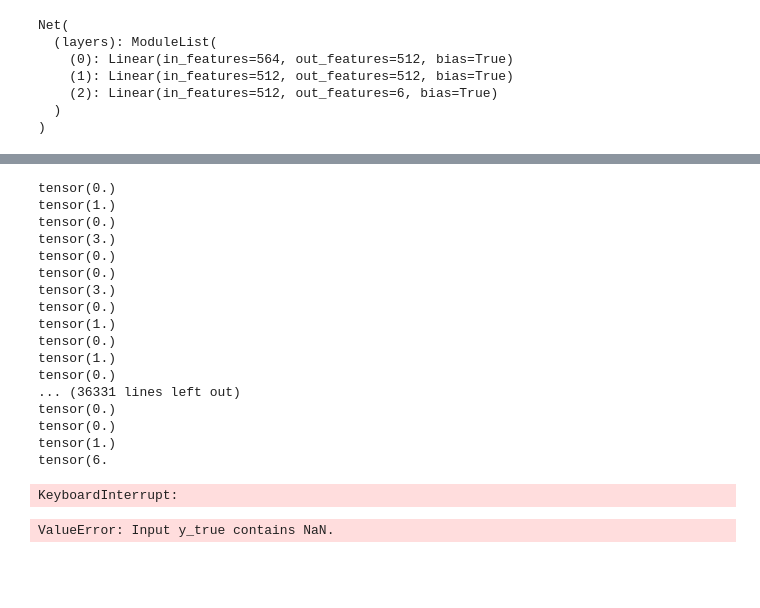
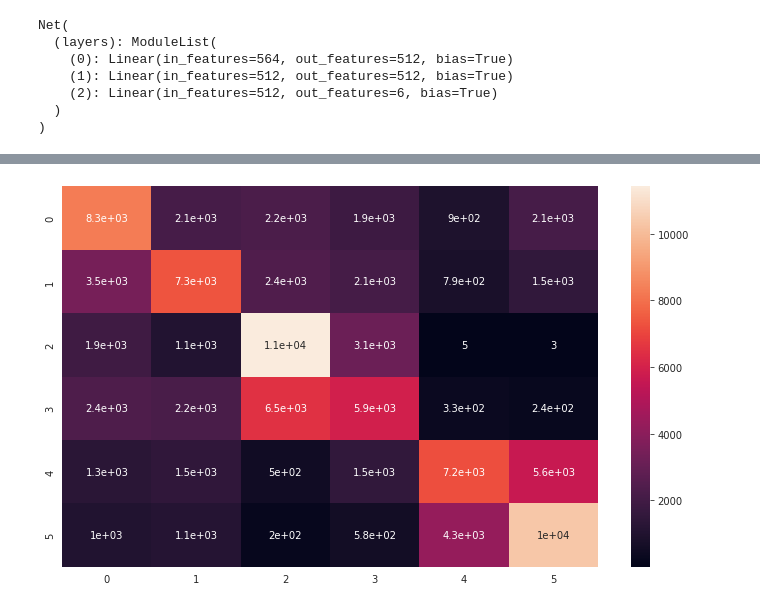
Before and after one commit to hellovertex/prl_baselines, a Jupyter notebook: prl/baselines/supervised_learning/eval/model_eval.ipynb, the cells around one changed output, grey strips where cells are left out. Saved outputs shown, nothing was run; the diff lists cells and outputs as text; code cells hidden in the pictures; blank space fills up the shorter version.

```diff
--- a/prl/baselines/supervised_learning/eval/model_eval.ipynb
+++ b/prl/baselines/supervised_learning/eval/model_eval.ipynb
@@ -51,39 +51,18 @@ len(data)
-# %%
-for l in labels:
-    print(l)
-# %% [output]
-tensor(0.)
-tensor(1.)
-tensor(0.)
-tensor(3.)
-tensor(0.)
-tensor(0.)
-tensor(3.)
-tensor(0.)
-tensor(1.)
-tensor(0.)
-tensor(1.)
-tensor(0.)
-... (36331 lines left out)
-tensor(0.)
-tensor(0.)
-tensor(1.)
-tensor(6.
-KeyboardInterrupt:
 # %%
 y_true = []
 y_pred = []
 for x, y in zip(data, labels):
     output = model(x)
-    y_true.append(y)
-    y_pred.append(output.data.argmax())
+    if y_true != float('nan'):
+        y_true.append(y)
+        y_pred.append(output.data.argmax())
 # %%
-classes = [0,1,2,3,4,5,6]
-cf_matrix = confusion_matrix(y_true, y_pred)
-df_cm = pd.DataFrame(cf_matrix/np.sum(cf_matrix) *10, index = [i for i in classes],
+classes = [0,1,2,3,4,5]
+cf_matrix = confusion_matrix(y_true, y_pred, normalize=None)
+df_cm = pd.DataFrame(cf_matrix, index = [i for i in classes],
                      columns = [i for i in classes])
 plt.figure(figsize = (12,7))
 sn.heatmap(df_cm, annot=True)
 plt.savefig('output.png')
 # %% [output]
-ValueError: Input y_true contains NaN.
+[figure, added]
```
Also changed, not shown: parts of 3 cells of this notebook, 3 other files.
